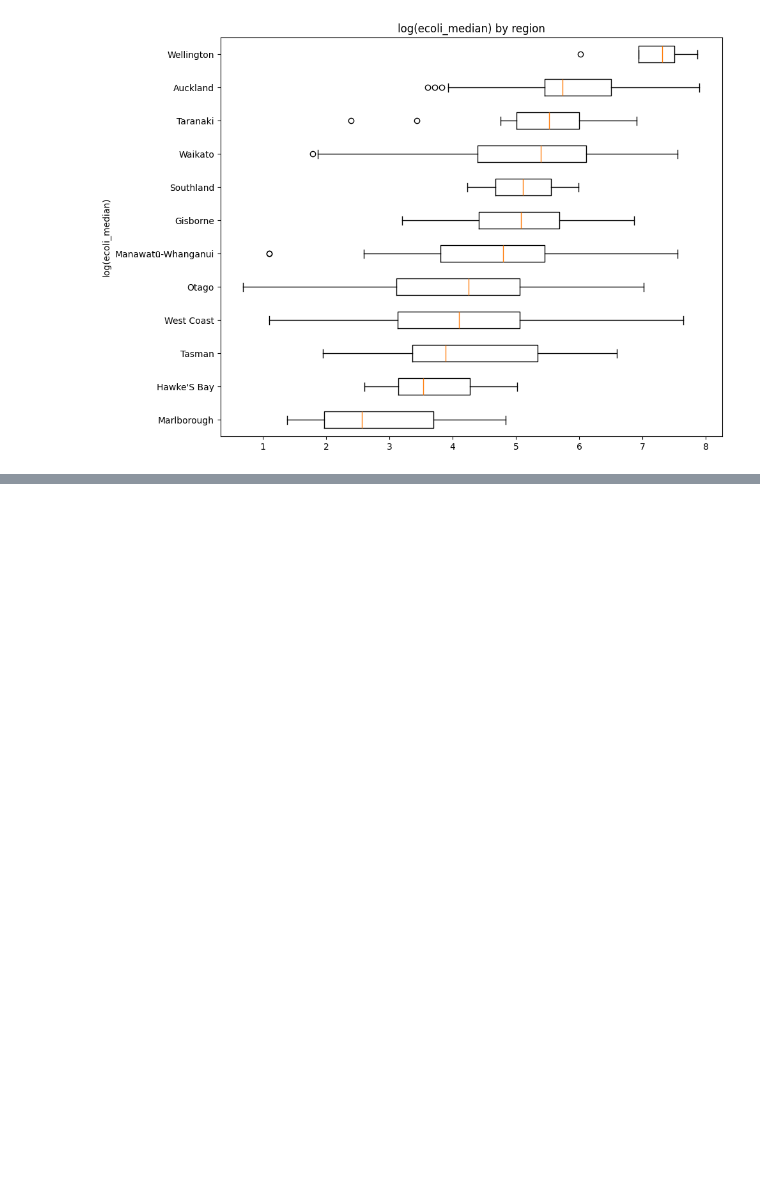
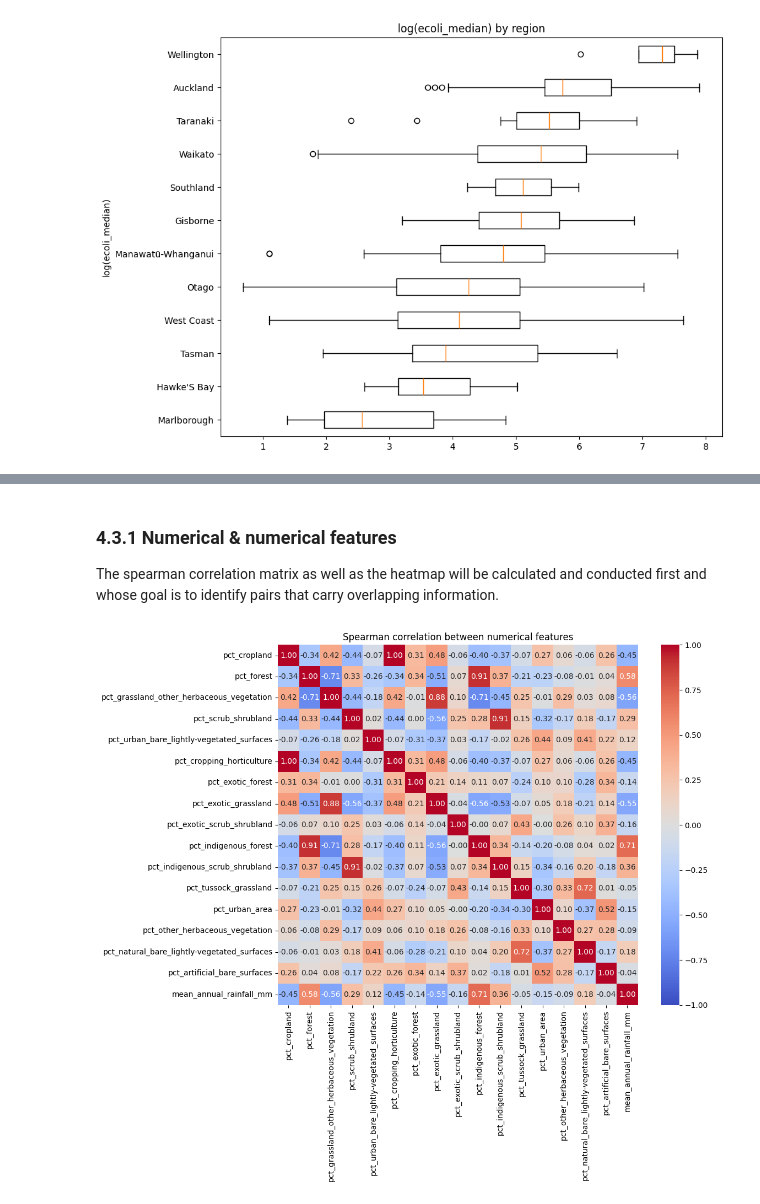
Before and after one commit to Ming-Liu-1170030/1170030-riverWQ, a Jupyter notebook: src/01_eda.ipynb, the cells around one changed output, grey strips where cells are left out. Cells and saved outputs as stored; diff of their text form; code cells hidden in the pictures; blank space fills up the shorter version.

```diff
--- a/src/01_eda.ipynb
+++ b/src/01_eda.ipynb
@@ -602,0 +826,21 @@ plt.show()
+# %% [markdown]
+### 4.3.1 Numerical & numerical features
+
+The spearman correlation matrix as well as the heatmap will be calculated and conducted first and whose goal is to identify pairs that carry overlapping information.
+# %%
+# Spearman correlation matrix among numerical features
+pct_cols = [c for c in df.columns if c.startswith('pct_')]
+num_features = pct_cols + ['mean_annual_rainfall_mm']
+# Calculate the spearman maxtrix
+corr_matrix = df[num_features].corr(method='spearman')
+
+# Heatmap
+fig, ax = plt.subplots(figsize=(12, 10))
+sns.heatmap(corr_matrix, annot=True, fmt='.2f', cmap='coolwarm',
+            center=0, vmin=-1, vmax=1, square=True, ax=ax)
+ax.set_title('Spearman correlation between numerical features')
+plt.tight_layout()
+plt.savefig('../figures/12_numerical_feature_correlation.png', bbox_inches='tight')
+plt.show()
+# %% [output]
+[figure, added]
```
Also changed, not shown: parts of 26 cells of this notebook, 4 other files.
